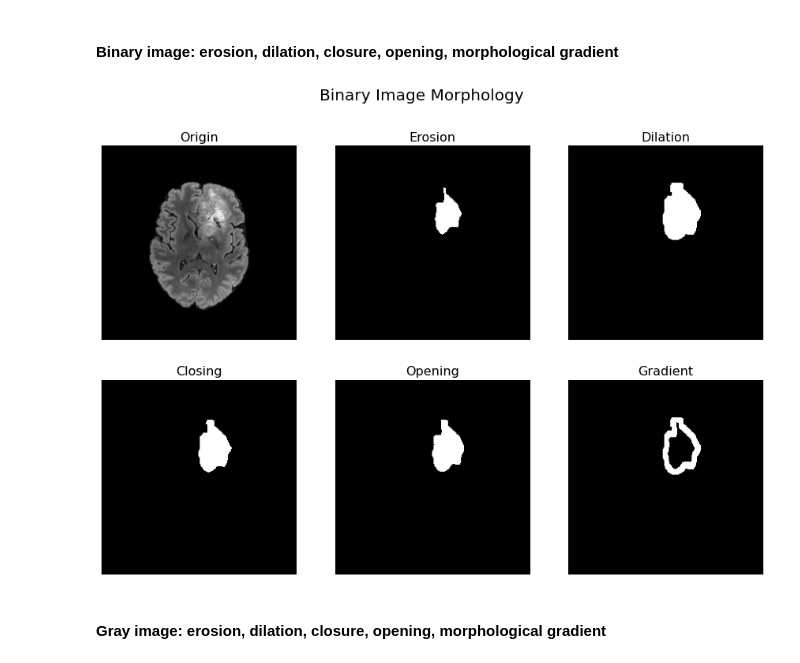
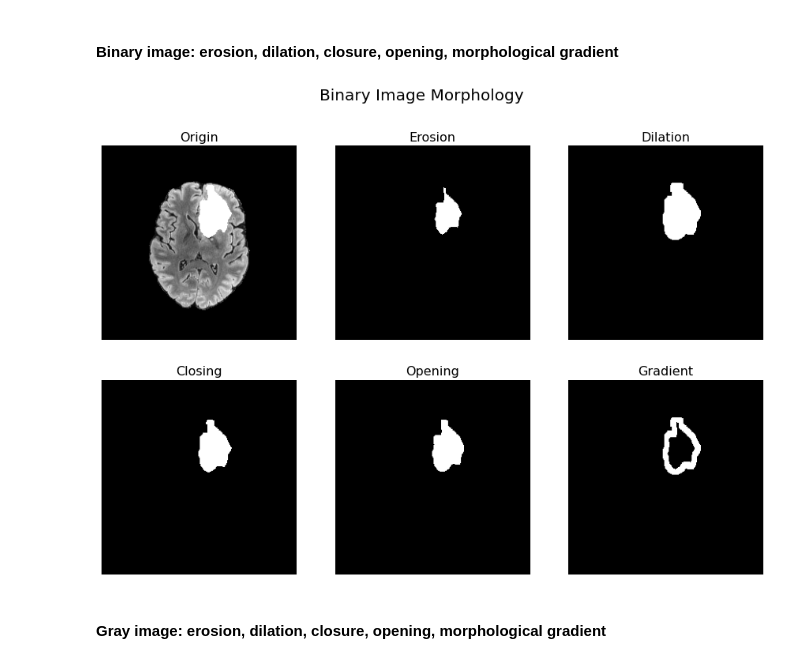
Before and after one commit to Huiyu-Li/Introduction-to-Medical-Image-Analysis, a Jupyter notebook: Image Filtering/Image Filtering and Segmentation.ipynb, the cells around one changed output. Cells and saved outputs as stored; diff of their text form; code cells hidden in the pictures.

Commit message:
put the mask on the original image

```diff
--- a/Image Filtering/Image Filtering and Segmentation.ipynb
+++ b/Image Filtering/Image Filtering and Segmentation.ipynb
@@ -351,30 +351,32 @@ erosion, dilation, closure, opening, morphological gradient on binary image and
 # %%
 from skimage.morphology import square
 from skimage.morphology import binary_erosion, binary_dilation, binary_closing, binary_opening
 from skimage.morphology import erosion, dilation, closing, opening
 from scipy.ndimage import morphological_gradient
 import matplotlib.pyplot as plt
 
 seg_slice[seg_slice>=1] = 1
 resutls_binary_erosion = binary_erosion(seg_slice, square(7))
 resutls_binary_dilation = binary_dilation(seg_slice, square(7))
 resutls_binary_closing = binary_closing(seg_slice, square(7))
 resutls_binary_opening = binary_opening(seg_slice, square(7))
 resutls_binary_gradient = morphological_gradient(seg_slice, size=(7,7))
 
 fig, ([ax1, ax2, ax3], [ax4, ax5, ax6]) = plt.subplots(nrows=2, ncols=3, figsize=(15,10))
+max_val = img_slice.max()
+img_slice[seg_slice==1]=max_val
 ax1.imshow(img_slice, cmap='gray'); ax1.set_title("Origin", fontsize=16); ax1.axis('off')
 ax2.imshow(resutls_binary_erosion, cmap='gray'); ax2.set_title("Erosion", fontsize=16); ax2.axis('off')
 ax3.imshow(resutls_binary_dilation, cmap='gray'); ax3.set_title("Dilation", fontsize=16); ax3.axis('off')
 
 ax4.imshow(resutls_binary_closing, cmap='gray'); ax4.set_title("Closing", fontsize=16); ax4.axis('off')
 ax5.imshow(resutls_binary_opening, cmap='gray'); ax5.set_title("Opening", fontsize=16); ax5.axis('off')
 ax6.imshow(resutls_binary_gradient, cmap='gray'); ax6.set_title("Gradient", fontsize=16); ax6.axis('off')
 
 fig.suptitle('Binary Image Morphology', fontsize=20)
 plt.show()
 # %% [output]
-[figure, old version]
+[figure, new version]
 # %% [markdown]
 #### Gray image: erosion, dilation, closure, opening, morphological gradient
 # %%
```
Also changed, not shown: 1 other file.
